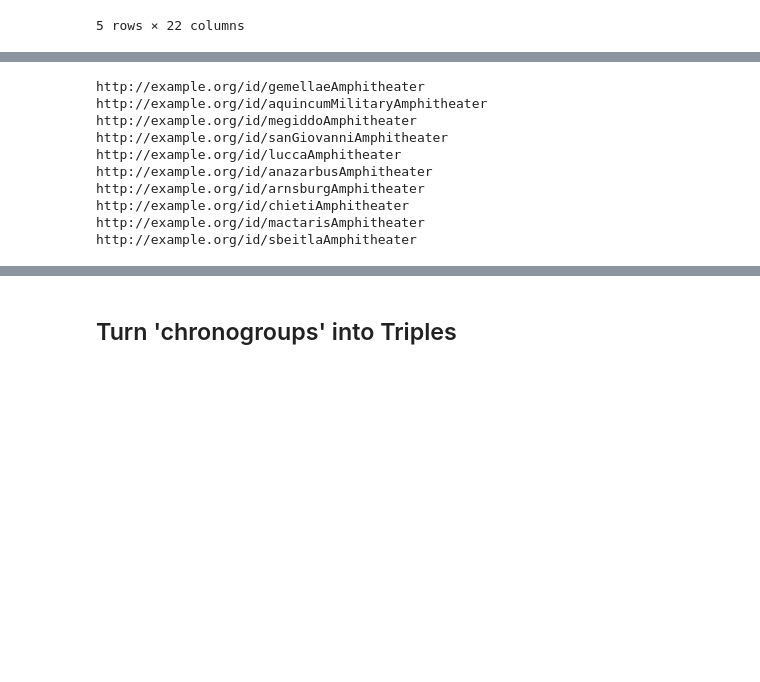
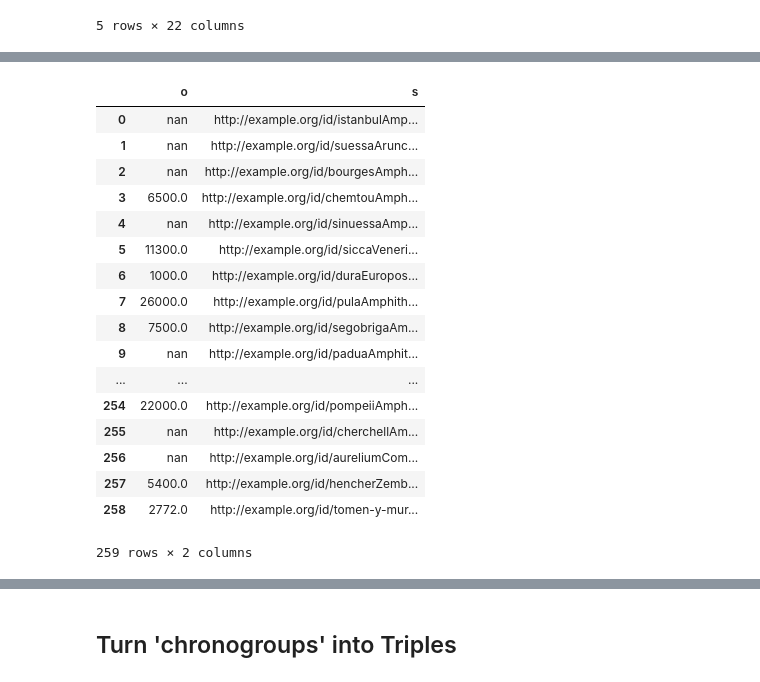
Before and after one commit to isaw-adsq/adsq-2017-sandbox, a Jupyter notebook: pymysql-triples.ipynb, the cells around one changed output, grey strips where cells are left out. Saved outputs shown, nothing was run; the diff lists cells and outputs as text; code cells hidden in the pictures; blank space fills up the shorter version.

```diff
--- a/pymysql-triples.ipynb
+++ b/pymysql-triples.ipynb
@@ -112,21 +117,28 @@ for t in pseudo_triples.iterrows():
 # %%
 result = g.query(
         """SELECT * WHERE {
-            ?s ?p ?o .
-                } LIMIT 10""")
-for r in result:
-    print(r.s)
+            ?s <http://example.org/vocab/capacity> ?o .
+                } """)
+pd.DataFrame(result.bindings)
 # %% [output]
+|  | o | s |
+| 0 | nan | http://example.org/id/istanbulAmp... |
+| 1 | nan | http://example.org/id/suessaArunc... |
+| 2 | nan | http://example.org/id/bourgesAmph... |
+| 3 | 6500.0 | http://example.org/id/chemtouAmph... |
+| 4 | nan | http://example.org/id/sinuessaAmp... |
+| 5 | 11300.0 | http://example.org/id/siccaVeneri... |
+| 6 | 1000.0 | http://example.org/id/duraEuropos... |
+| 7 | 26000.0 | http://example.org/id/pulaAmphith... |
+| 8 | 7500.0 | http://example.org/id/segobrigaAm... |
+| 9 | nan | http://example.org/id/paduaAmphit... |
+| ... | ... | ... |
+| 254 | 22000.0 | http://example.org/id/pompeiiAmph... |
+| 255 | nan | http://example.org/id/cherchellAm... |
+| 256 | nan | http://example.org/id/aureliumCom... |
+| 257 | 5400.0 | http://example.org/id/hencherZemb... |
+| 258 | 2772.0 | http://example.org/id/tomen-y-mur... |
-http://example.org/id/gemellaeAmphitheater
-http://example.org/id/aquincumMilitaryAmphitheater
-http://example.org/id/megiddoAmphitheater
-http://example.org/id/sanGiovanniAmphitheater
-http://example.org/id/luccaAmphitheater
-http://example.org/id/anazarbusAmphitheater
-http://example.org/id/arnsburgAmphitheater
-http://example.org/id/chietiAmphitheater
-http://example.org/id/mactarisAmphitheater
-http://example.org/id/sbeitlaAmphitheater
+259 rows × 2 columns
 # %%
 # or
 pd.DataFrame(result.bindings)
```
Also changed, not shown: parts of 8 cells of this notebook, 5 other files.
